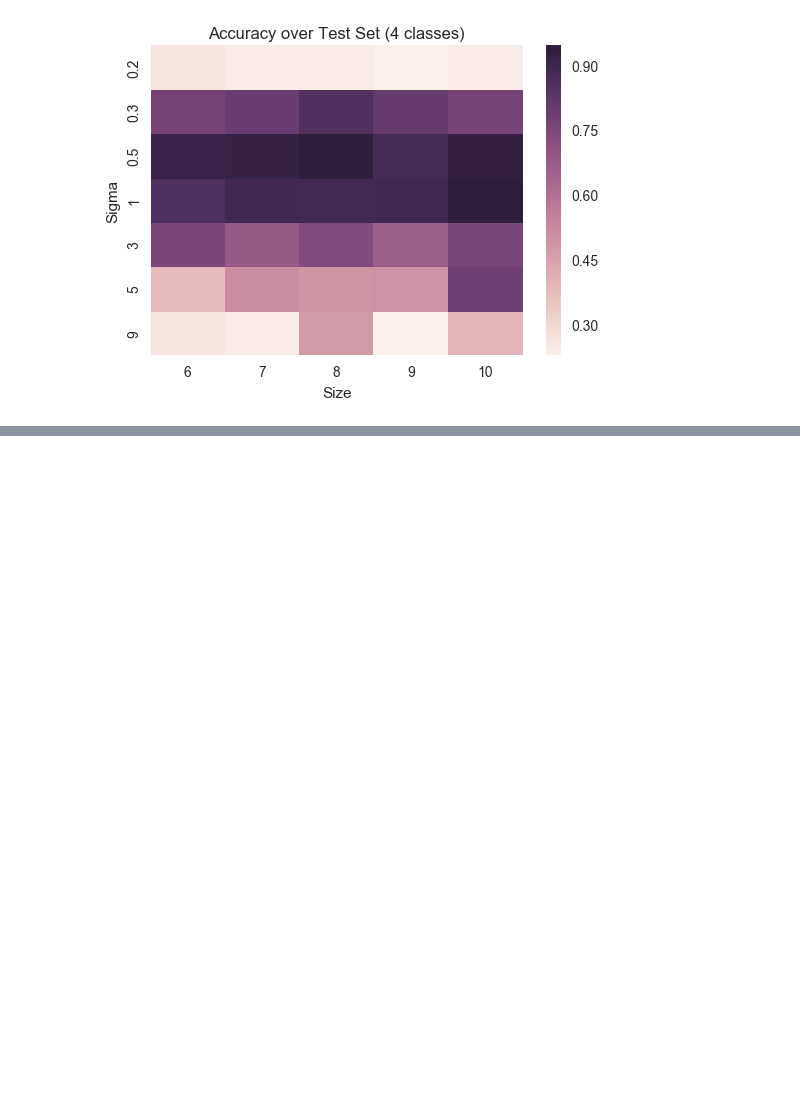
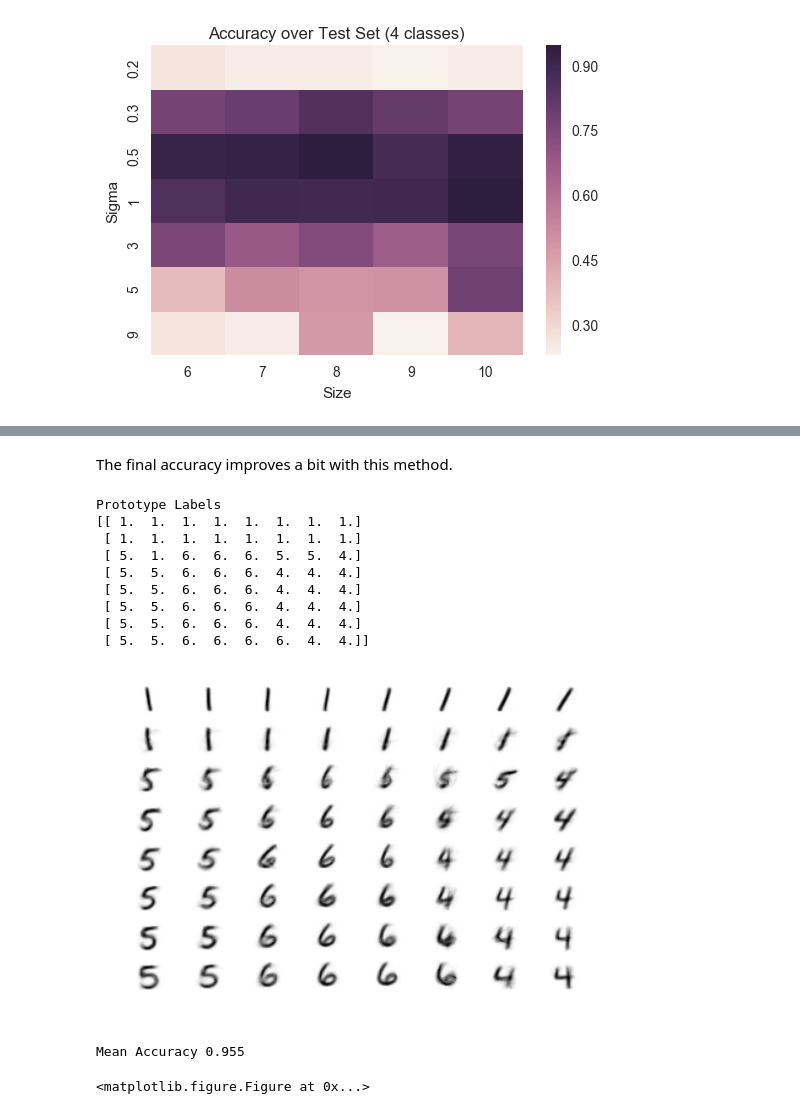
Before and after one commit to DunaiFuentes/unsupNN, a Jupyter notebook: MiniProject_Kohonen_clustering_Original.ipynb, the cells around one changed output, grey strips where cells are left out. Drawn from its saved outputs; the diff is of its cells as text; code cells hidden in the pictures; blank space fills up the shorter version.

```diff
--- a/MiniProject_Kohonen_clustering_Original.ipynb
+++ b/MiniProject_Kohonen_clustering_Original.ipynb
@@ -467,0 +457,35 @@ Mean Accuracy 0.93
+# %% [markdown]
+The final accuracy improves a bit with this method.
+# %%
+unit_label = get_center_labels(centers,neighbours)
+size_k = 8
+print("\nPrototype Labels")
+print(np.resize(unit_label,(size_k,size_k)))
+
+# for visualization, you can use this:
+for i in range(size_k**2):
+    plb.subplot(size_k,size_k,i+1)
+    plb.imshow(np.reshape(centers[i,:], [28, 28]),interpolation='bilinear')
+    plb.axis('off')
+
+# leave the window open at the end of the loop
+plb.show()
+plb.draw()
+
+
+labels_pred = unit_label[np.argmin(distm.cdist(data_test,centers),axis=1)]
+mean_accuracy = accuracy_score(labels_test,labels_pred)
+print("Mean Accuracy {}".format(mean_accuracy))
+# %% [output]
+Prototype Labels
+[[ 1.  1.  1.  1.  1.  1.  1.  1.]
+ [ 1.  1.  1.  1.  1.  1.  1.  1.]
+ [ 5.  1.  6.  6.  6.  5.  5.  4.]
+ [ 5.  5.  6.  6.  6.  4.  4.  4.]
+ [ 5.  5.  6.  6.  6.  4.  4.  4.]
+ [ 5.  5.  6.  6.  6.  4.  4.  4.]
+ [ 5.  5.  6.  6.  6.  4.  4.  4.]
+ [ 5.  5.  6.  6.  6.  6.  4.  4.]]
+[figure, added]
+Mean Accuracy 0.955
+<matplotlib.figure.Figure at 0x...>
```
Also changed, not shown: parts of 6 cells of this notebook.
